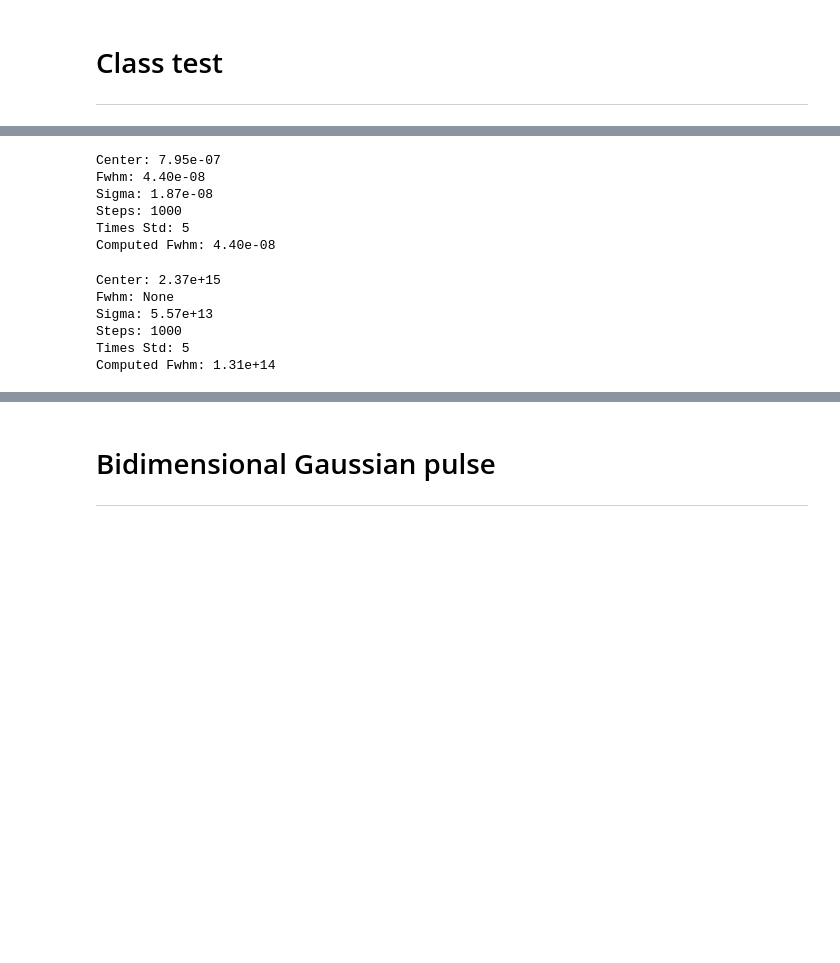
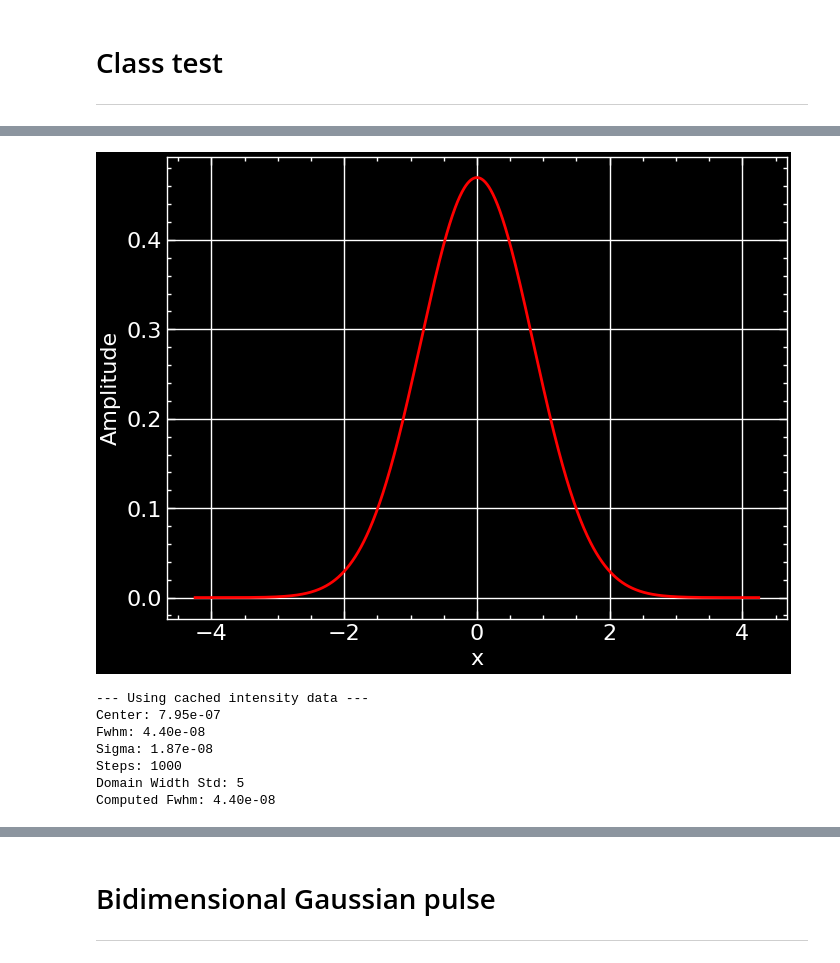
Before and after one commit to jusrojasrod/SHG-and-PDC-simulation, a Jupyter notebook: notebooks/exploracion/input_Gaussian_pulse.ipynb, the cells around one changed output, grey strips where cells are left out. Drawn from its saved outputs; the diff is of its cells as text; code cells hidden in the pictures; blank space fills up the shorter version.

```diff
--- a/notebooks/exploracion/input_Gaussian_pulse.ipynb
+++ b/notebooks/exploracion/input_Gaussian_pulse.ipynb
@@ -74,10 +156,23 @@ plt.show()
+# %%
+pulse = GaussianPulse1D(x0=0, FWHM=2, steps=1000)
+pulse.plot(who='pulse', normalization=True)
+plt.show()
+# %% [output]
+[figure, added]
 # %%
-# Input beam parameters
+# Input beam parameters | Longitud de onda central central y FWHM
 input_width_wl = 44e-9             # (m) wl: wavelength
 fundamental_wavelength = 795e-9    # (m)
 
 input_pulse = GaussianPulse1D(x0=fundamental_wavelength, FWHM=input_width_wl, steps=1000)
-wavelenght, y_wavelenght = input_pulse.generate_intensity()
+
+# With normalization
+wavelenght, A_wavelenght_norm = input_pulse.generate_pulse(normalization=True)  # Pulse itself
+wavelenght, I_wavelenght_norm = input_pulse.generate_intensity(normalization=True)  # Intensity of the pulse
+
+# Without normalizatiion
+wavelenght, A_wavelenght = input_pulse.generate_pulse(normalization=True)  # Pulse itself
+wavelenght, I_wavelenght = input_pulse.generate_intensity(normalization=True)  # Intensity of the pulse
 
 # Obtener el diccionario con los parámetros del pulso
 pulse_dict = input_pulse.as_dict()
@@ -85,35 +180,10 @@ for key, value in pulse_dict.items():
     formatted_value = format_value(value)
     print(f"{key.replace('_', ' ').title()}: {formatted_value}")
 # %% [output]
+--- Using cached intensity data ---
 Center: 7.95e-07
 Fwhm: 4.40e-08
 Sigma: 1.87e-08
 Steps: 1000
-Times Std: 5
+Domain Width Std: 5
 Computed Fwhm: 4.40e-08
-# %%
-# Parameters in frequency
-c = 299792458  # (m/s)
-fundamental_frequency = (2*np.pi*c) / fundamental_wavelength  # (Hz = 1/s) | 23.69 PHz
-sigma_frequency = (2*np.pi*c) / (fundamental_wavelength**2) * sigma_wavelength  # (Hz) | 55.69 PHz
-
-input_pulse_omega = GaussianPulse1D(x0=fundamental_frequency, steps=1000, std=sigma_frequency)
-frequencies, A_omega_norm = input_pulse_omega.generate_pulse()
-frequencies, I_omega_norm = input_pulse_omega.generate_intensity()
-
-# with no normalization
-frequencies, A_omega = input_pulse_omega.generate_pulse(normalization=False)
-frequencies, I_omega = input_pulse_omega.generate_intensity(normalization=False)
-
-# Obtener el diccionario con los parámetros del pulso
-pulse_dict_omega = input_pulse_omega.as_dict()
-for key, value in pulse_dict_omega.items():
-    formatted_value = format_value(value)
-    print(f"{key.replace('_', ' ').title()}: {formatted_value}")
-# %% [output]
-Center: 2.37e+15
-Fwhm: None
-Sigma: 5.57e+13
-Steps: 1000
-Times Std: 5
-Computed Fwhm: 1.31e+14
```
Also changed, not shown: parts of 8 cells of this notebook.
